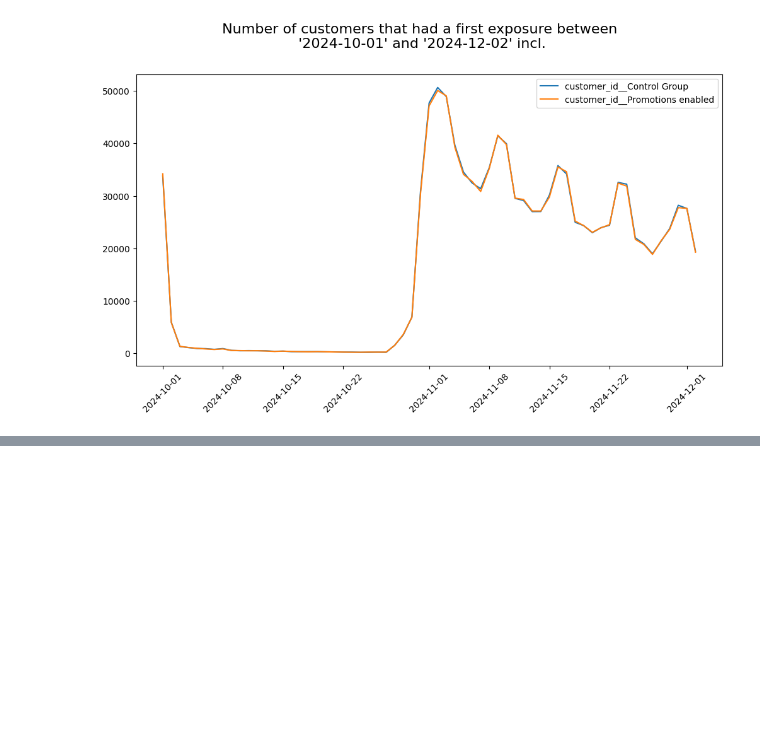
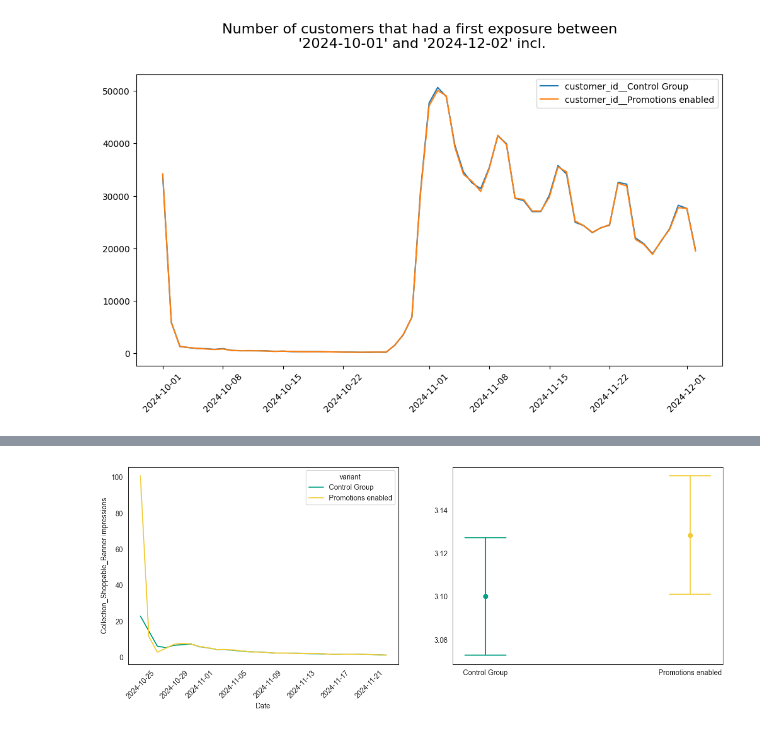
Before and after one commit to JordiCremades4444/central-node, a Jupyter notebook: notebooks/981_2024_12_02_surfacing_promos/surfacing_promos_m2.ipynb, the cells around one changed output, grey strips where cells are left out. Cells and saved outputs as stored; diff of their text form; code cells hidden in the pictures; blank space fills up the shorter version.

```diff
--- a/notebooks/981_2024_12_02_surfacing_promos/surfacing_promos_m2.ipynb
+++ b/notebooks/981_2024_12_02_surfacing_promos/surfacing_promos_m2.ipynb
@@ -126,0 +389,20 @@ ModuleNotFoundError: No module named 'glovo_experimentation_analytics'
+# %%
+QUERY_NAME = 'metrics_sessions_customer_level.sql' # With sql
+START_DATE = "'2024-10-25'"
+END_DATE = "'2024-11-23'"
+
+params = [
+    {'name':'start_date', 'value': str(START_DATE)},
+    {'name':'end_date', 'value': str(END_DATE)}
+]
+
+q.prepare_query(
+    QUERY_NAME
+    ,params=params
+    ,to_load_file=QUERY_NAME
+    ,load_from_to_load_file=None
+
+)
+
+df  = q.query_run_starburst()
+df
@@ -126,0 +447,61 @@ ModuleNotFoundError: No module named 'glovo_experimentation_analytics'
+# %%
+### Orders and GMV
+from glovo_experimentation_analytics.analytics.experiment import Experiment
+
+df['date'] = pd.to_datetime(df['first_exposure_at'])
+
+experiment_config = {
+        "name": "Surfacing promos for Groceries",
+        "hypothesis": "New surfacing promotions will increase the number of customers that interact with Promotions",
+        "start_date": "2024-07-04",
+        "end_date": "2024-08-16",
+        "treatment_col": "variant",
+        "metrics": [
+            {
+                "metric_name": "Collection_Shoppable_Banner impressions",
+                "df": df,
+                "analysis_type": "ttest",
+                "cluster_cols" : ["customer_id"],
+                "metric_col": "banner_impressions",
+            },
+            {
+                "metric_name": "Distinct Collection_Shoppable_Banner impressions per session",
+                "df": df,
+                "analysis_type": "ttest",
+                "cluster_cols" : ["customer_id"],
+                "metric_col": "distinct_banner_impressions_per_session",
+            },
+            {
+                "metric_name": "Widget collection impresions",
+                "df": df,
+                "analysis_type": "ttest",
+                "cluster_cols" : ["customer_id"],
+                "metric_col": "widget_collection_impressions",
+            },
+            {
+                "metric_name": "Collection opened",
+                "df": df,
+                "analysis_type": "ttest",
+                "cluster_cols" : ["customer_id"],
+                "metric_col": "collection_opened",
+            },
+            {
+                "metric_name": "Distinct collection opened per session",
+                "df": df,
+                "analysis_type": "ttest",
+                "cluster_cols" : ["customer_id"],
+                "metric_col": "distinct_collection_opened_per_session",
+            },
+        ],
+        "variants": [
+            {"name": "Control Group", "description": "Control", "control": True},
+            {"name": "Promotions enabled", "description": "Promotions enabled", "control": False}
+        ],
+        "alpha": 0.05,
+        "correction_method": "bonferroni",
+        "compare_all": True
+    }
+
+exp_fin = Experiment.from_dict(experiment_config)
+exp_fin.full_analysis()
+# %% [output]
@@ -126,0 +530 @@ ModuleNotFoundError: No module named 'glovo_experimentation_analytics'
+[figure, added]
```
Also changed, not shown: parts of 28 cells of this notebook, 4 other files.
